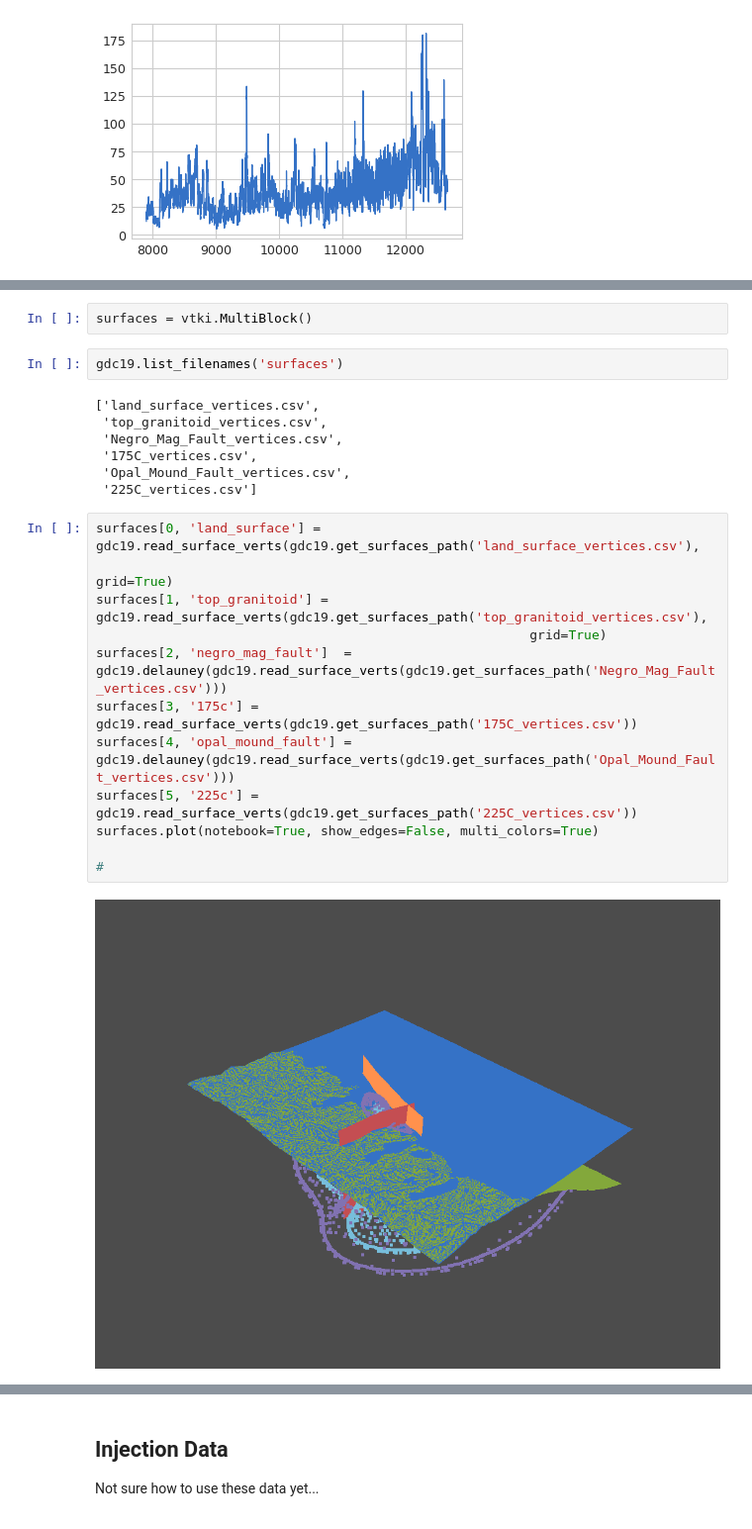
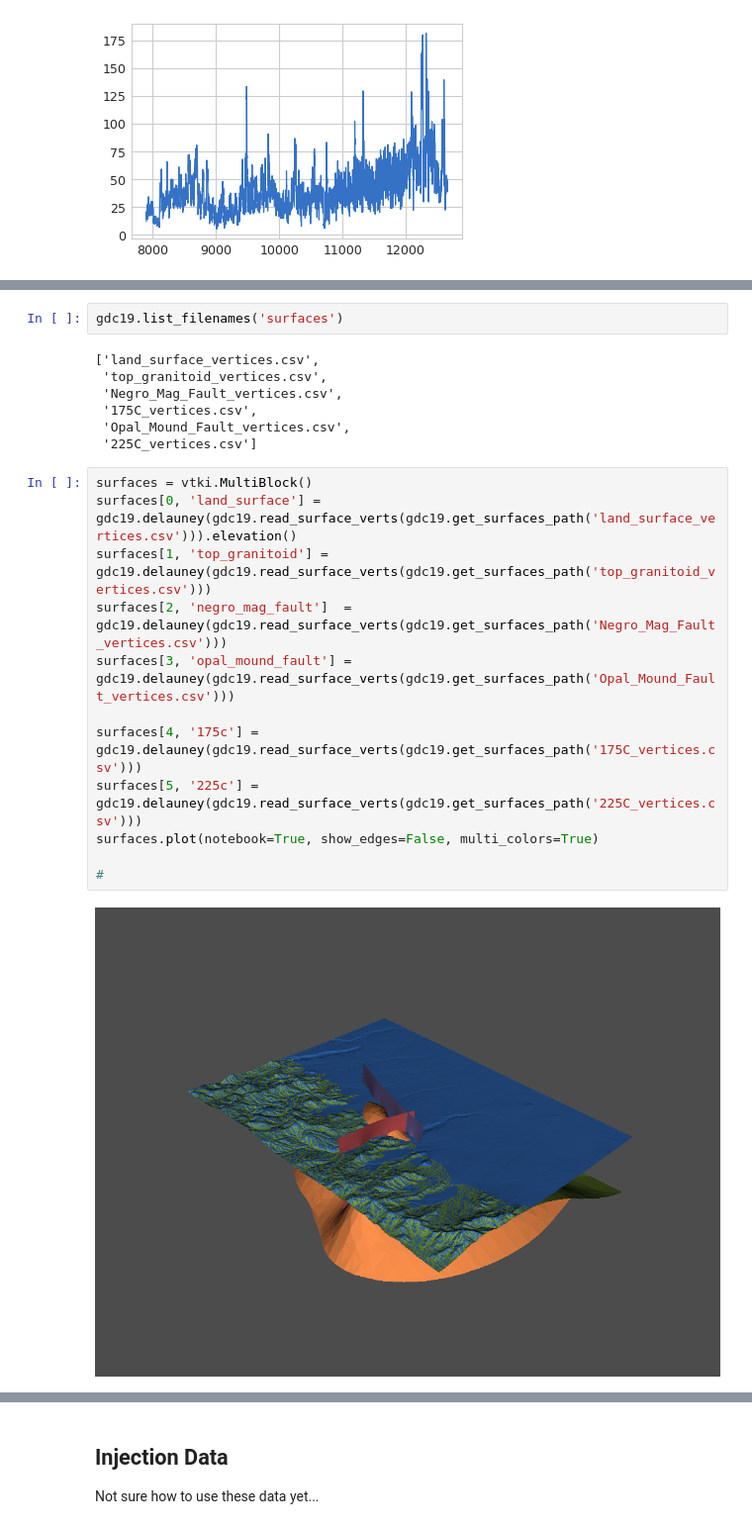
Before and after one commit to OpenGeoVis/GeothermalDesignChallenge, a Jupyter notebook: codebooks/File IO.ipynb, the cells around one changed output, grey strips where cells are left out. Shown: that part at 99% size. Drawn from its saved outputs; the diff is of its cells as text.

```diff
--- a/codebooks/File IO.ipynb
+++ b/codebooks/File IO.ipynb
@@ -68,5 +61,3 @@ Tasks:
-# %%
-surfaces = vtki.MultiBlock()
 # %%
 gdc19.list_filenames('surfaces')
 # %% [output]
@@ -77,19 +68,19 @@ gdc19.list_filenames('surfaces')
  'Opal_Mound_Fault_vertices.csv',
  '225C_vertices.csv']
 # %%
-surfaces[0, 'land_surface'] = gdc19.read_surface_verts(gdc19.get_surfaces_path('land_surface_vertices.csv'),
-                                                                               grid=True)
-surfaces[1, 'top_granitoid'] = gdc19.read_surface_verts(gdc19.get_surfaces_path('top_granitoid_vertices.csv'),
-                                                        grid=True)
+surfaces = vtki.MultiBlock()
+surfaces[0, 'land_surface'] = gdc19.delauney(gdc19.read_surface_verts(gdc19.get_surfaces_path('land_surface_vertices.csv'))).elevation()
+surfaces[1, 'top_granitoid'] = gdc19.delauney(gdc19.read_surface_verts(gdc19.get_surfaces_path('top_granitoid_vertices.csv')))
 surfaces[2, 'negro_mag_fault']  = gdc19.delauney(gdc19.read_surface_verts(gdc19.get_surfaces_path('Negro_Mag_Fault_vertices.csv')))
-surfaces[3, '175c'] = gdc19.read_surface_verts(gdc19.get_surfaces_path('175C_vertices.csv'))
-surfaces[4, 'opal_mound_fault'] = gdc19.delauney(gdc19.read_surface_verts(gdc19.get_surfaces_path('Opal_Mound_Fault_vertices.csv')))
-surfaces[5, '225c'] = gdc19.read_surface_verts(gdc19.get_surfaces_path('225C_vertices.csv'))
+surfaces[3, 'opal_mound_fault'] = gdc19.delauney(gdc19.read_surface_verts(gdc19.get_surfaces_path('Opal_Mound_Fault_vertices.csv')))
+
+surfaces[4, '175c'] = gdc19.delauney(gdc19.read_surface_verts(gdc19.get_surfaces_path('175C_vertices.csv')))
+surfaces[5, '225c'] = gdc19.delauney(gdc19.read_surface_verts(gdc19.get_surfaces_path('225C_vertices.csv')))
 surfaces.plot(notebook=True, show_edges=False, multi_colors=True)
 
 #
 # %% [output]
-[figure, old version]
+[figure, new version]
 # %%
 surf = surfaces['225c']
 topo = surfaces['land_surface']
```
Also changed, not shown: parts of 19 cells of this notebook, 4 other files.
